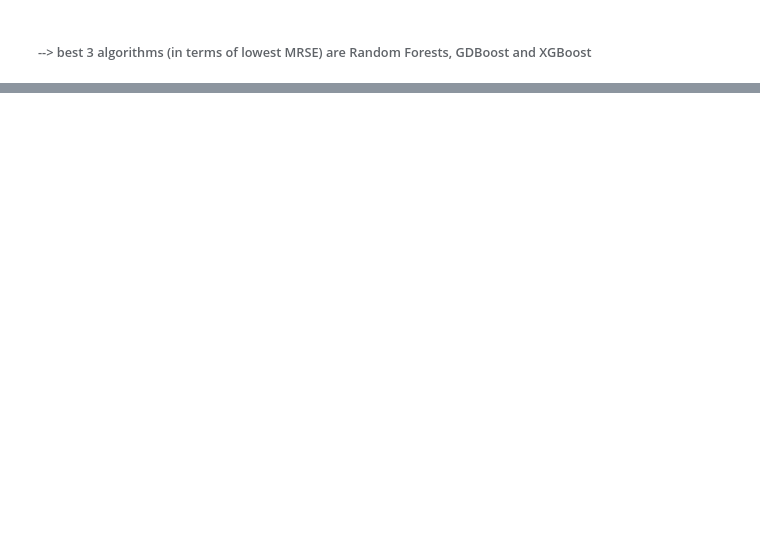
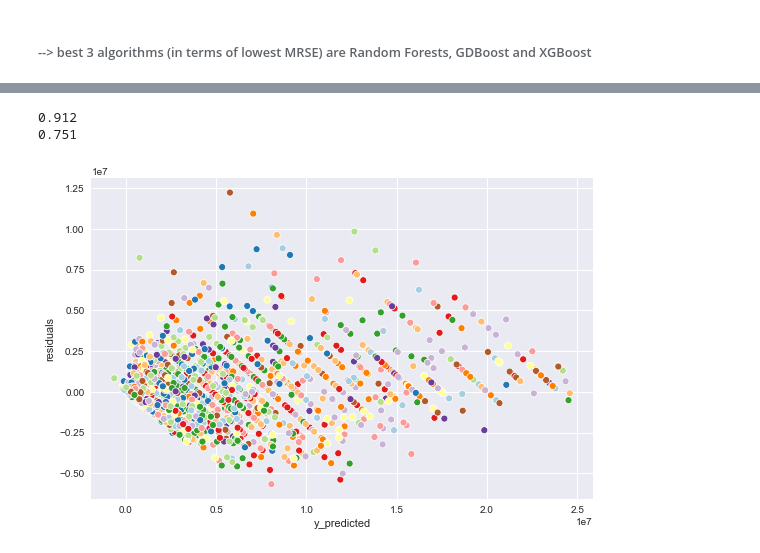
Before and after one commit to fabwerk90/FIFA-20---Market-value-prediction, a Jupyter notebook: h_predictive_algorithms.ipynb, the cells around one changed output, grey strips where cells are left out. Saved outputs shown, nothing was run; the diff lists cells and outputs as text; code cells hidden in the pictures; blank space fills up the shorter version.

```diff
--- a/h_predictive_algorithms.ipynb
+++ b/h_predictive_algorithms.ipynb
@@ -385,0 +525,36 @@ fitted_models, feature_importances = best_algos_pipeline(train_set_fp, MinMaxSca
+# %%
+# put together datasets again
+df_fp_train = X_train.copy()
+df_fp_train["y_actual"] = y_train
+df_fp_train["y_predicted"] = y_pred_train
+
+df_fp_test = X_test.copy()
+df_fp_test["y_actual"] = y_test
+df_fp_test["y_predicted"] = y_pred_test
+
+# calculate residuals
+df_fp_train["residuals"] = df_fp_train["y_actual"] - df_fp_train["y_predicted"]
+df_fp_test["residuals"] = df_fp_test["y_actual"] - df_fp_test["y_predicted"]
+
+
+# calculate R2 score
+ssr_train = np.sum((df_fp_train["y_predicted"] - df_fp_train["y_actual"])**2)
+ssr_test = np.sum((df_fp_test["y_predicted"] - df_fp_test["y_actual"])**2)
+
+sst_train = np.sum((df_fp_train["y_actual"] - np.mean(df_fp_train["y_actual"]))**2)
+sst_test = np.sum((df_fp_test["y_actual"] - np.mean(df_fp_test["y_actual"]))**2)
+
+r2_score_train = 1 - (ssr_train/sst_train)
+r2_score_test = 1 - (ssr_test/sst_test)
+
+print(round(r2_score_train,3))
+print(round(r2_score_test,3))
+# %% [output]
+0.912
+0.751
+# %%
+plt.style.use("seaborn")
+ax = sns.scatterplot(x="y_predicted", y="residuals", hue="overall",data=df_fp_train,
+                     legend=False, palette="Paired")
+# %% [output]
+[figure, added]
```
Also changed, not shown: parts of 14 cells of this notebook.
